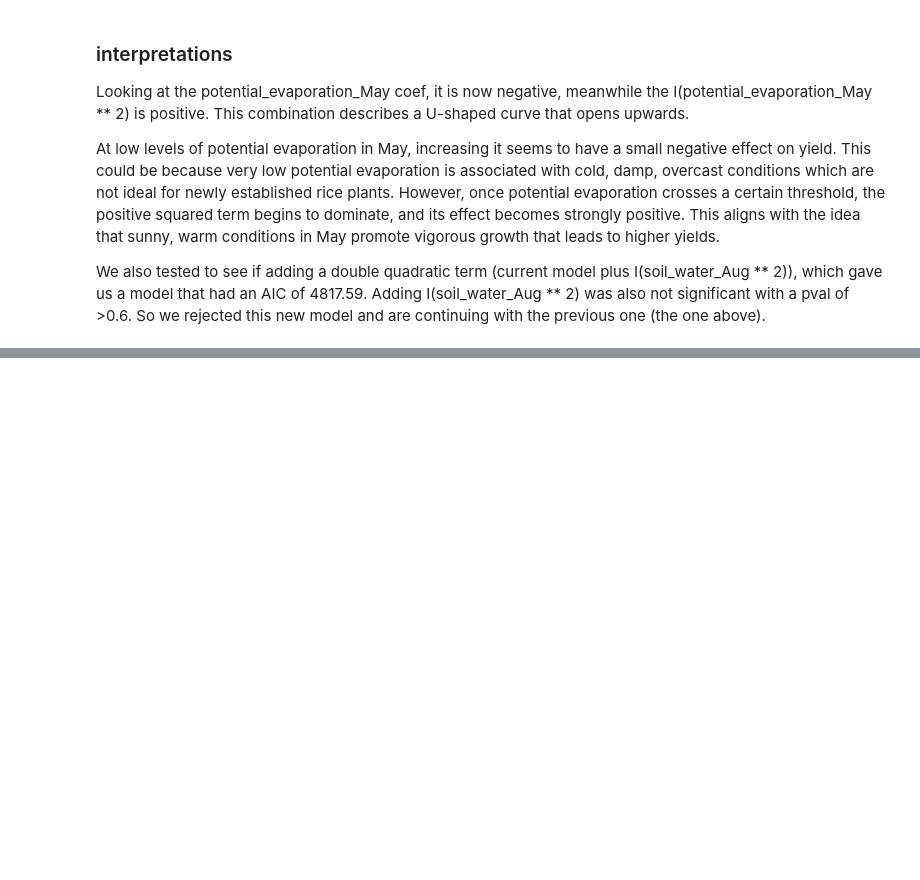
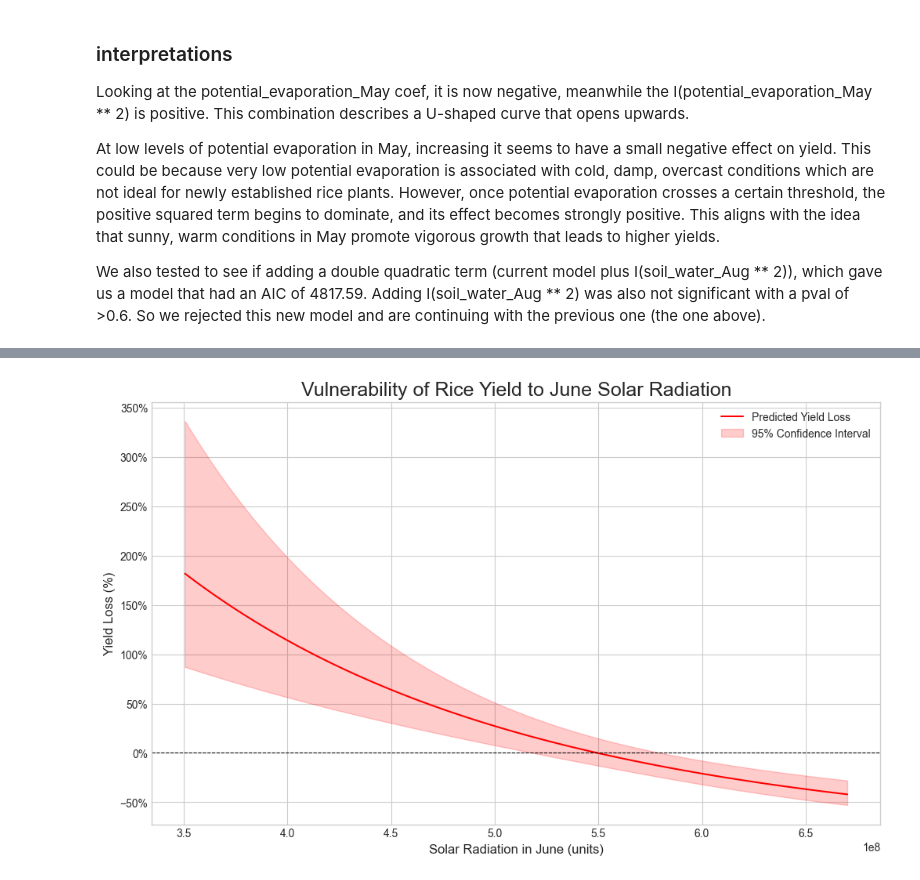
Before and after one commit to Lydig/climarisc, a Jupyter notebook: notebooks/39-rice-gamma-model.ipynb, the cells around one changed output, grey strips where cells are left out. Cells and saved outputs as stored; diff of their text form; code cells hidden in the pictures; blank space fills up the shorter version.

Commit message:
finished rice.

```diff
--- a/notebooks/39-rice-gamma-model.ipynb
+++ b/notebooks/39-rice-gamma-model.ipynb
@@ -693,0 +1086,91 @@ Would it be worth to look into if the specific solar_radiation_Jul/Jun/May... ha
+# %%
+import pandas as pd
+import statsmodels.api as sm
+import statsmodels.formula.api as smf
+import numpy as np
+import matplotlib.pyplot as plt
+import seaborn as sns
+
+print("--- Generating the Final Vulnerability Curve ---")
+
+# --- 1. Load Data and Fit the Final Champion Model ---
+file_path = '../data-cherry-pick/rice_ITnorth_core41_1982_2016_allstressors_with_monthly.csv'
+
+try:
+    df_rice = pd.read_csv(file_path)
+    print(f"Successfully loaded dataset from: {file_path}\n")
+
+    final_champion_formula = "yield_rice ~ year + bs(lat, df=4) + bs(lon, df=4) + potential_evaporation_May + I(potential_evaporation_May**2) + soil_water_Aug + solar_radiation_Jun + potential_evaporation_May:soil_water_Aug"
+
+    final_model = smf.glm(
+        formula=final_champion_formula,
+        data=df_rice,
+        family=sm.families.Gamma(link=sm.families.links.log())
+    )
+    final_model_results = final_model.fit()
+    print("Final champion model has been successfully fitted.")
+
+    # --- 2. Define and Predict the "Baseline" Yield ---
+    # The baseline represents a typical year, with all predictors at their median values.
+    median_values = df_rice.drop('yield_rice', axis=1).median().to_dict()
+    X_baseline = pd.DataFrame(median_values, index=[0])
+
+    # Get the single predicted baseline yield value (after converting from log scale)
+    baseline_pred = final_model_results.get_prediction(X_baseline).summary_frame(alpha=0.05)
+    yield_baseline = np.exp(baseline_pred['mean'].iloc[0])
+
+    print(f"\nPredicted baseline yield for a typical year: {yield_baseline:.2f} tonnes/hectare")
+
+    # --- 3. Predict Yield Across the Range of the Stressor ---
+    # We will vary solar_radiation_Jun from its minimum to maximum observed value.
+    solar_range = np.linspace(df_rice['solar_radiation_Jun'].min(), df_rice['solar_radiation_Jun'].max(), 100)
+
+    # Create the prediction grid where only the stressor varies
+    X_stress = pd.DataFrame(median_values, index=range(100))
+    X_stress['solar_radiation_Jun'] = solar_range
+
+    # Get the predictions and confidence intervals across the stressor range
+    stress_pred = final_model_results.get_prediction(X_stress).summary_frame(alpha=0.05)
+
+    # Convert predictions from log scale back to the original yield scale
+    yield_predicted = np.exp(stress_pred['mean'])
+    yield_ci_lower = np.exp(stress_pred['mean_ci_lower'])
+    yield_ci_upper = np.exp(stress_pred['mean_ci_upper'])
+
+    # --- 4. Calculate Percentage Yield Loss ---
+    # The vulnerability is the percentage change from the baseline yield.
+    yield_loss_pct = ((yield_predicted - yield_baseline) / yield_baseline) * 100
+    yield_loss_lower_pct = ((yield_ci_lower - yield_baseline) / yield_baseline) * 100
+    yield_loss_upper_pct = ((yield_ci_upper - yield_baseline) / yield_baseline) * 100
+
+    # --- 5. Plot the Vulnerability Curve ---
+    print("Generating the vulnerability curve plot...")
+
+    sns.set_style("whitegrid")
+    fig, ax = plt.subplots(figsize=(12, 7))
+
+    # Plot the main vulnerability curve
+    ax.plot(solar_range, yield_loss_pct, color='red', label='Predicted Yield Loss')
+
+    # Add the shaded 95% confidence interval
+    ax.fill_between(solar_range, yield_loss_lower_pct, yield_loss_upper_pct, color='red', alpha=0.2, label='95% Confidence Interval')
+
+    # Add a horizontal line at 0% loss for reference
+    ax.axhline(0, color='black', linestyle='--', linewidth=0.8)
+
+    ax.set_title('Vulnerability of Rice Yield to June Solar Radiation', fontsize=18)
+    ax.set_xlabel('Solar Radiation in June (units)', fontsize=12)
+    ax.set_ylabel('Yield Loss (%)', fontsize=12)
+    ax.legend()
+
+    # Format the y-axis to show percentages
+    from matplotlib.ticker import PercentFormatter
+    ax.yaxis.set_major_formatter(PercentFormatter())
+
+    plt.show()
+
+except FileNotFoundError:
+    print(f"ERROR: File not found at the specified path: {file_path}")
+except Exception as e:
+    print(f"An unexpected error occurred: {e}")
+# %% [output]
@@ -693,0 +1184 @@ Would it be worth to look into if the specific solar_radiation_Jul/Jun/May... ha
+[figure, added]
```
Also changed, not shown: parts of 17 cells of this notebook.
